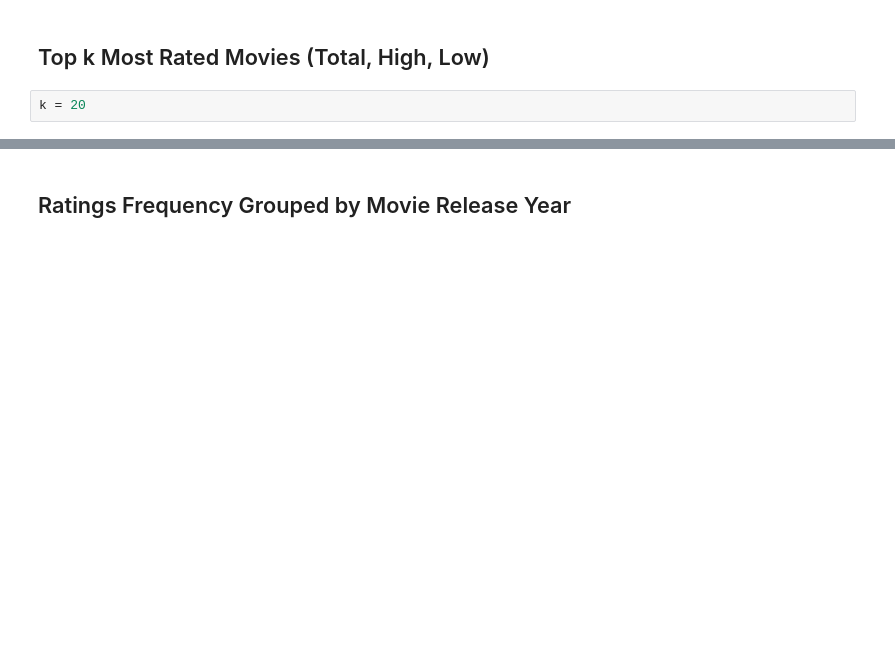
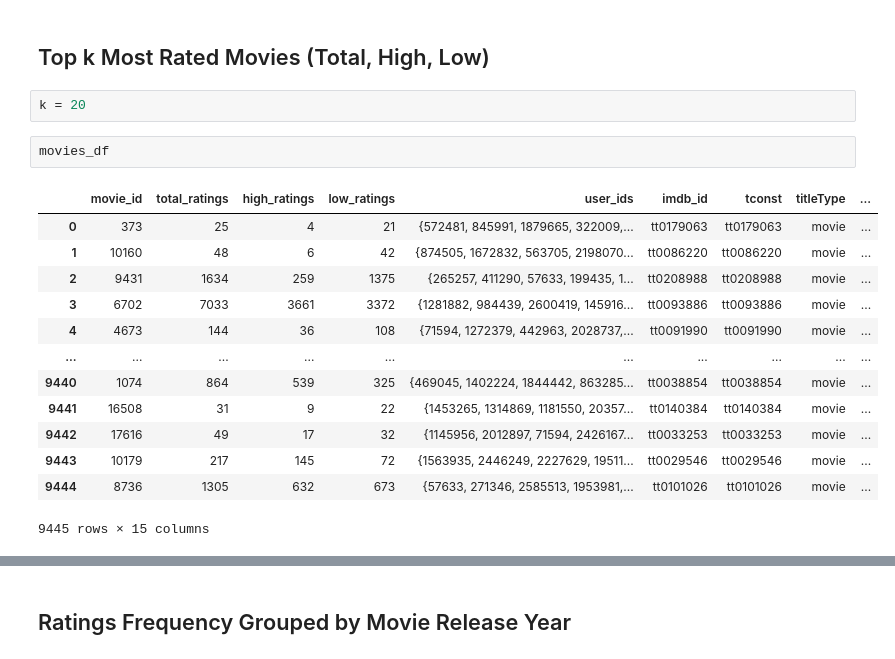
Before and after one commit to mishasinitcyn/Netflix-Recommendation-Engine, a Jupyter notebook: EDA/Netflix_analysis.ipynb, the cells around one changed output, grey strips where cells are left out. Saved outputs shown, nothing was run; the diff lists cells and outputs as text; blank space fills up the shorter version.

```diff
--- a/EDA/Netflix_analysis.ipynb
+++ b/EDA/Netflix_analysis.ipynb
@@ -144,4 +159,20 @@ movies_df.head()
 ## Top k Most Rated Movies (Total, High, Low)
 # %%
 k = 20
+# %%
+movies_df
+# %% [output]
+|  | movie_id | total_ratings | high_ratings | low_ratings | user_ids | imdb_id | tconst | titleType | ... |
+| 0 | 373 | 25 | 4 | 21 | {572481, 845991, 1879665, 322009,... | tt0179063 | tt0179063 | movie | ... |
+| 1 | 10160 | 48 | 6 | 42 | {874505, 1672832, 563705, 2198070... | tt0086220 | tt0086220 | movie | ... |
+| 2 | 9431 | 1634 | 259 | 1375 | {265257, 411290, 57633, 199435, 1... | tt0208988 | tt0208988 | movie | ... |
+| 3 | 6702 | 7033 | 3661 | 3372 | {1281882, 984439, 2600419, 145916... | tt0093886 | tt0093886 | movie | ... |
+| 4 | 4673 | 144 | 36 | 108 | {71594, 1272379, 442963, 2028737,... | tt0091990 | tt0091990 | movie | ... |
+| ... | ... | ... | ... | ... | ... | ... | ... | ... | ... |
+| 9440 | 1074 | 864 | 539 | 325 | {469045, 1402224, 1844442, 863285... | tt0038854 | tt0038854 | movie | ... |
+| 9441 | 16508 | 31 | 9 | 22 | {1453265, 1314869, 1181550, 20357... | tt0140384 | tt0140384 | movie | ... |
+| 9442 | 17616 | 49 | 17 | 32 | {1145956, 2012897, 71594, 2426167... | tt0033253 | tt0033253 | movie | ... |
+| 9443 | 10179 | 217 | 145 | 72 | {1563935, 2446249, 2227629, 19511... | tt0029546 | tt0029546 | movie | ... |
+| 9444 | 8736 | 1305 | 632 | 673 | {57633, 271346, 2585513, 1953981,... | tt0101026 | tt0101026 | movie | ... |
+9445 rows × 15 columns
 # %%
```
Also changed, not shown: parts of 7 cells of this notebook.
